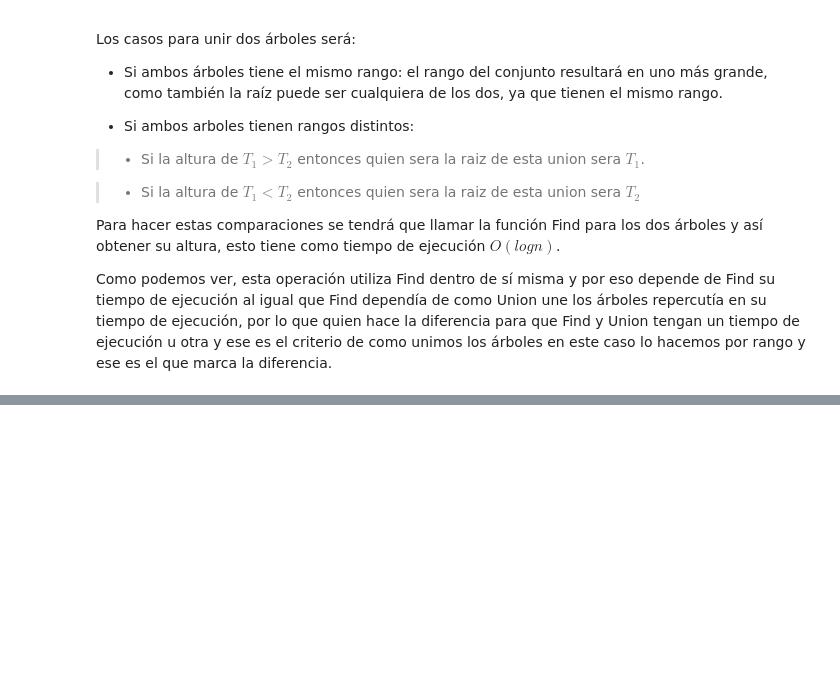
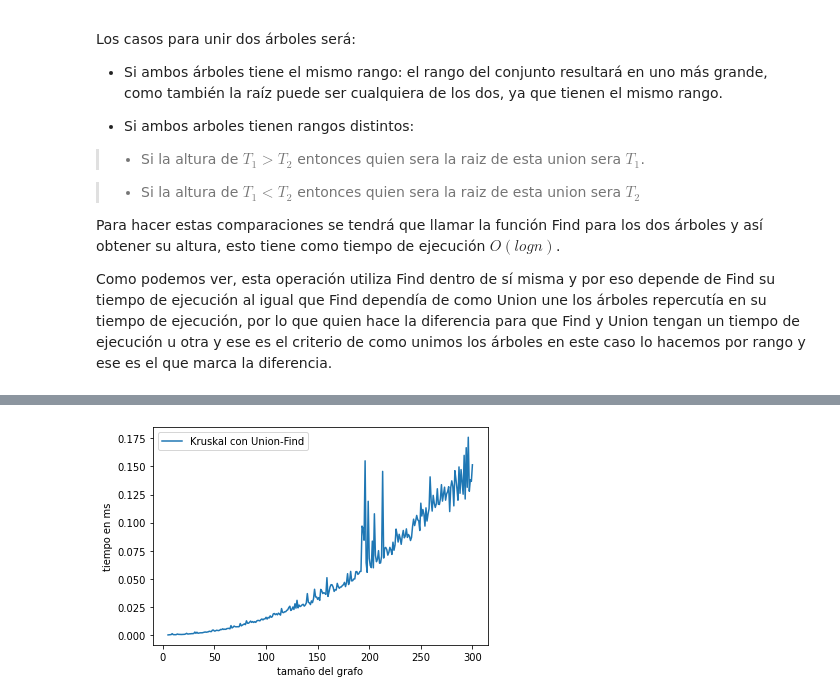
Before and after one commit to LotaSchwager/ADA-Informes, a Jupyter notebook: InformeKruskal.ipynb, the cells around one changed output, grey strips where cells are left out. Saved outputs shown, nothing was run; the diff lists cells and outputs as text; code cells hidden in the pictures; blank space fills up the shorter version.

```diff
--- a/InformeKruskal.ipynb
+++ b/InformeKruskal.ipynb
@@ -470,0 +731,39 @@ Con $m$ los arcos del grafo de entrada y $n$ los nodos del grafo de entrada.
+# %%
+import matplotlib.pyplot as plt
+import datetime
+from timeit import repeat
+import random
+
+def graph_instance_creator(V):
+  graph = []
+  for i in range(V):
+    for j in range(i+1, V):
+      graph.append([i, j, random.randint(1, 500)])
+
+  return graph
+
+def kruskalCall(n, grafo):
+    H = Grafardo(n)
+    H.grafoEntrante(grafo)
+    H.kruskalUnionFind()
+
+x=[]; y=[]
+
+for n in range(5,301):
+
+  grafo = graph_instance_creator(n)
+
+  t = repeat(setup="from __main__ import kruskalCall", stmt=f"kruskalCall({n},{grafo})", repeat=1, number=10)
+
+  x.append(n)
+  y.append(t)
+
+
+plt.plot(x,y)
+plt.legend(["Kruskal con Union-Find"])
+
+plt.xlabel('tamaño del grafo')
+plt.ylabel('tiempo en ms')
+plt.show()
+# %% [output]
+[figure, added]
```
Also changed, not shown: parts of 20 cells of this notebook.
